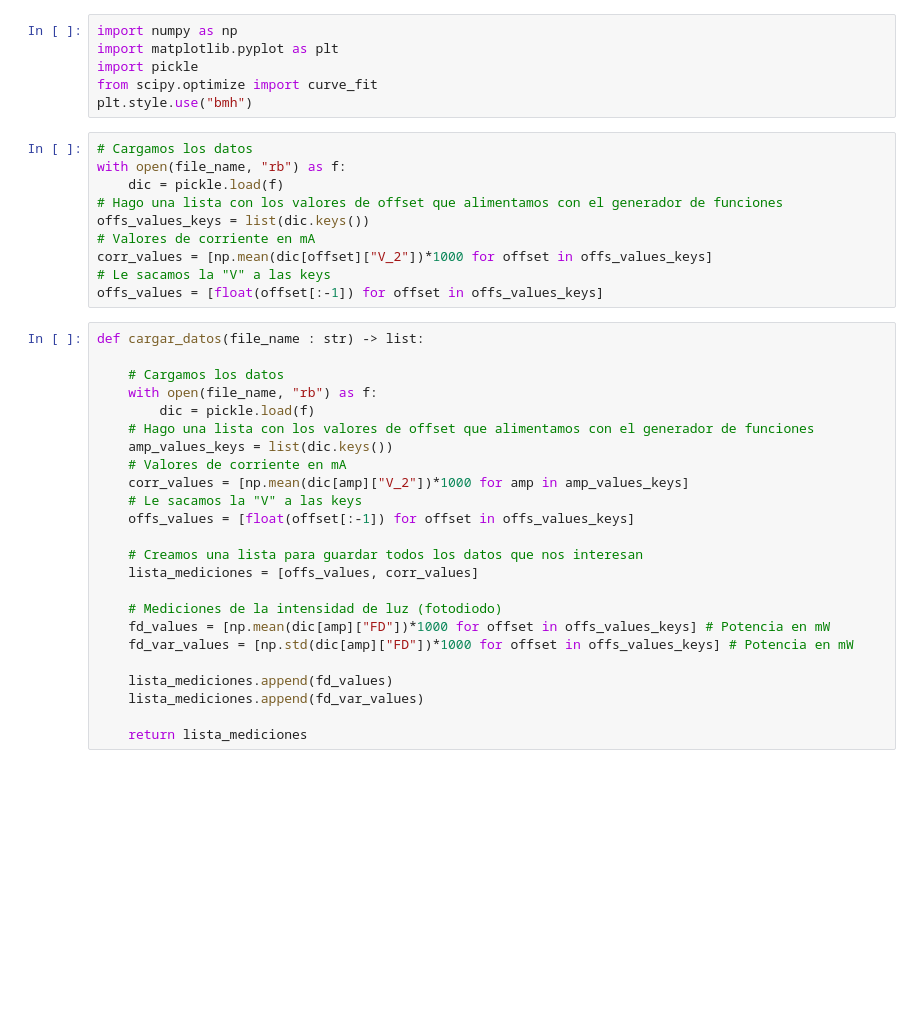
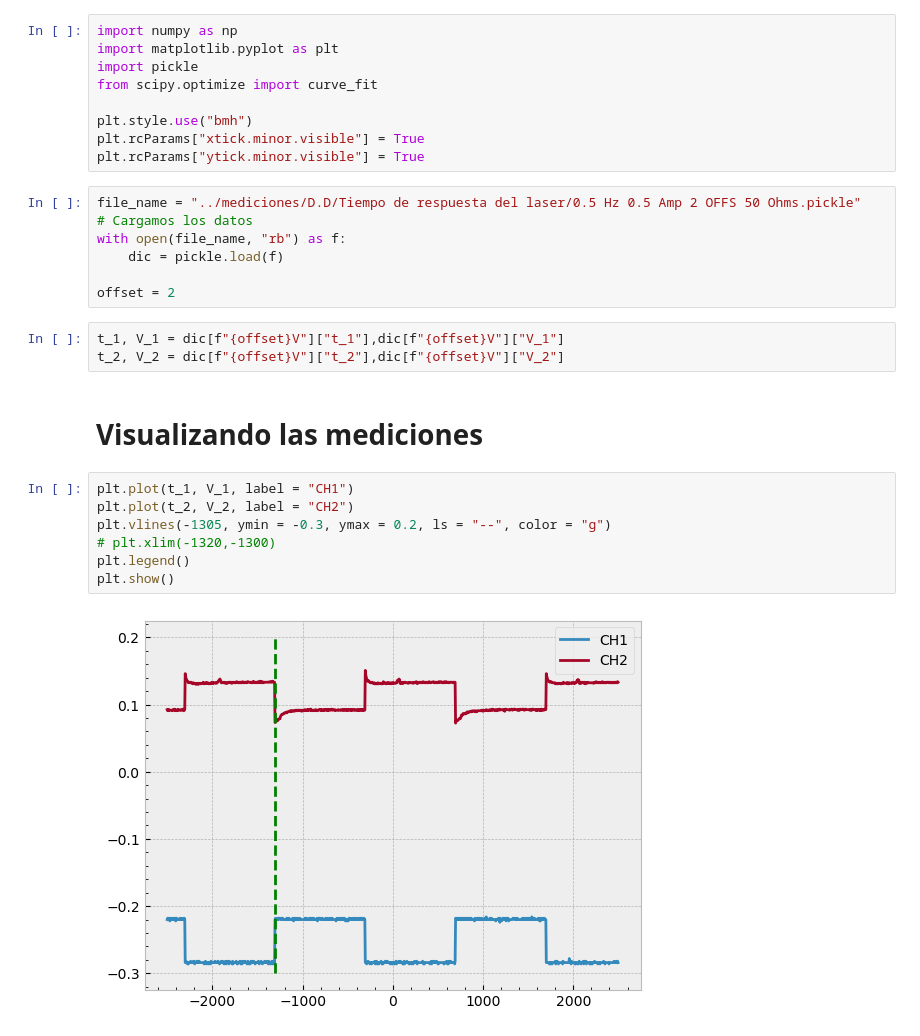
Before and after one commit to DelManuel/Magnetometro-optico, a Jupyter notebook: códigos/analisis_tiempo_de_respuesta.ipynb, the cells around one changed output. Cells and saved outputs as stored; diff of their text form; blank space fills up the shorter version.

```diff
--- a/códigos/analisis_tiempo_de_respuesta.ipynb
+++ b/códigos/analisis_tiempo_de_respuesta.ipynb
@@ -3,38 +3,28 @@ import numpy as np
 import matplotlib.pyplot as plt
 import pickle
 from scipy.optimize import curve_fit
+
 plt.style.use("bmh")
+plt.rcParams["xtick.minor.visible"] = True
+plt.rcParams["ytick.minor.visible"] = True
 # %%
+file_name = "../mediciones/D.D/Tiempo de respuesta del laser/0.5 Hz 0.5 Amp 2 OFFS 50 Ohms.pickle"
 # Cargamos los datos
 with open(file_name, "rb") as f:
     dic = pickle.load(f)
-# Hago una lista con los valores de offset que alimentamos con el generador de funciones
-offs_values_keys = list(dic.keys())
-# Valores de corriente en mA
-corr_values = [np.mean(dic[offset]["V_2"])*1000 for offset in offs_values_keys]
-# Le sacamos la "V" a las keys
-offs_values = [float(offset[:-1]) for offset in offs_values_keys]
+
+offset = 2
-# %%
-def cargar_datos(file_name : str) -> list:
-
-    # Cargamos los datos
-    with open(file_name, "rb") as f:
-        dic = pickle.load(f)
-    # Hago una lista con los valores de offset que alimentamos con el generador de funciones
-    amp_values_keys = list(dic.keys())
-    # Valores de corriente en mA
-    corr_values = [np.mean(dic[amp]["V_2"])*1000 for amp in amp_values_keys]
-    # Le sacamos la "V" a las keys
-    offs_values = [float(offset[:-1]) for offset in offs_values_keys]
-
-    # Creamos una lista para guardar todos los datos que nos interesan
-    lista_mediciones = [offs_values, corr_values]
-
-    # Mediciones de la intensidad de luz (fotodiodo)
-    fd_values = [np.mean(dic[amp]["FD"])*1000 for offset in offs_values_keys] # Potencia en mW
-    fd_var_values = [np.std(dic[amp]["FD"])*1000 for offset in offs_values_keys] # Potencia en mW
-
-    lista_mediciones.append(fd_values)
-    lista_mediciones.append(fd_var_values)
-
-    return lista_mediciones
+# %%
+t_1, V_1 = dic[f"{offset}V"]["t_1"],dic[f"{offset}V"]["V_1"]
+t_2, V_2 = dic[f"{offset}V"]["t_2"],dic[f"{offset}V"]["V_2"]
+# %% [markdown]
+# Visualizando las mediciones
+# %%
+plt.plot(t_1, V_1, label = "CH1")
+plt.plot(t_2, V_2, label = "CH2")
+plt.vlines(-1305, ymin = -0.3, ymax = 0.2, ls = "--", color = "g")
+# plt.xlim(-1320,-1300)
+plt.legend()
+plt.show()
+# %% [output]
+[figure, added]
```
Also changed, not shown: parts of 12 cells of this notebook, 21 other files.
